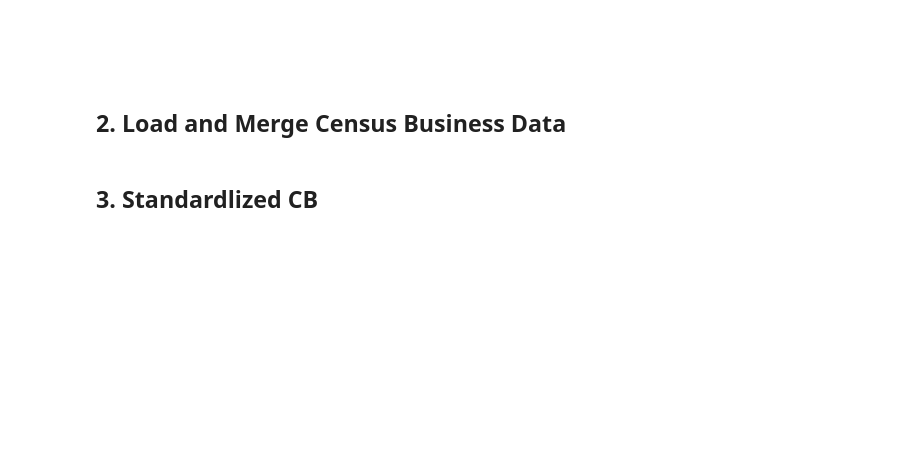
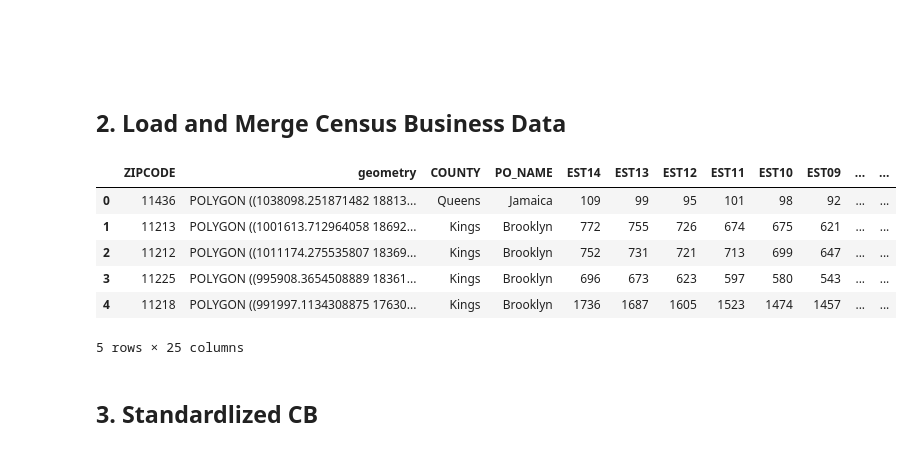
Before and after one commit to DishT/PUI2017_cct367, a Jupyter notebook: HW11_cct367/HW11_cct367.ipynb, the cells around one changed output. Cells and saved outputs as stored; diff of their text form; code cells hidden in the pictures; blank space fills up the shorter version.

```diff
--- a/HW11_cct367/HW11_cct367.ipynb
+++ b/HW11_cct367/HW11_cct367.ipynb
@@ -88,3 +176,13 @@ zipNYCList_Unique,zipNYCList = check_zipcode(zipNYC)
+# %%
+CB.head(5)
+# %% [output]
+|  | ZIPCODE | geometry | COUNTY | PO_NAME | EST14 | EST13 | EST12 | EST11 | EST10 | EST09 | ... | ... |
+| 0 | 11436 | POLYGON ((1038098.251871482 18813... | Queens | Jamaica | 109 | 99 | 95 | 101 | 98 | 92 | ... | ... |
+| 1 | 11213 | POLYGON ((1001613.712964058 18692... | Kings | Brooklyn | 772 | 755 | 726 | 674 | 675 | 621 | ... | ... |
+| 2 | 11212 | POLYGON ((1011174.275535807 18369... | Kings | Brooklyn | 752 | 731 | 721 | 713 | 699 | 647 | ... | ... |
+| 3 | 11225 | POLYGON ((995908.3654508889 18361... | Kings | Brooklyn | 696 | 673 | 623 | 597 | 580 | 543 | ... | ... |
+| 4 | 11218 | POLYGON ((991997.1134308875 17630... | Kings | Brooklyn | 1736 | 1687 | 1605 | 1523 | 1474 | 1457 | ... | ... |
+5 rows × 25 columns
 # %%
 # Create a copy of zipNYC
 zip_merged = zipNYC.copy()
```
Also changed, not shown: parts of 22 cells of this notebook, 2 other files.
